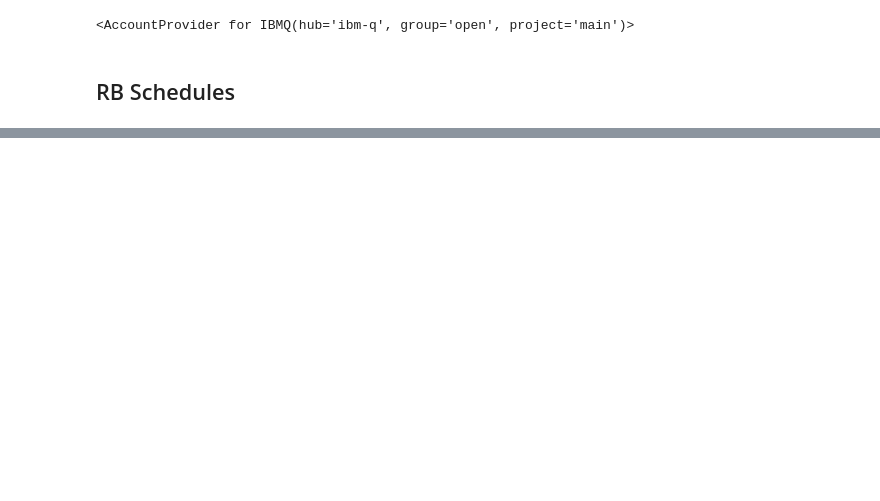
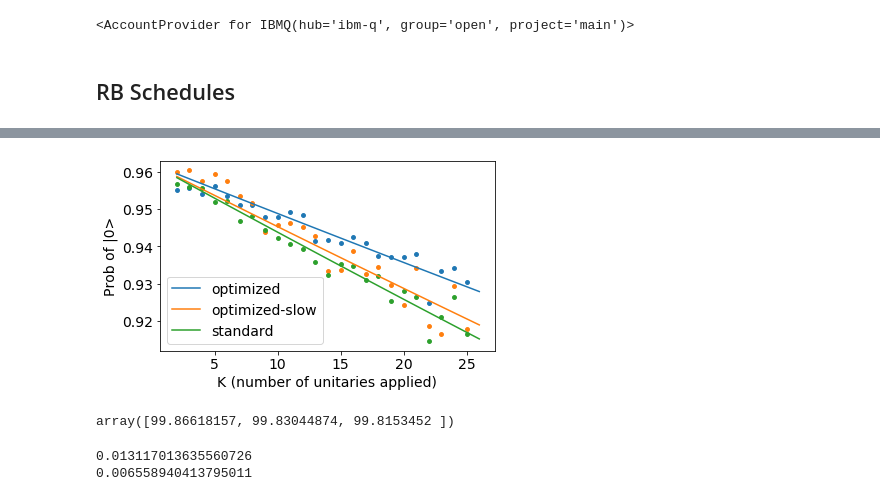
Before and after one commit to singular-value/optimizations_via_openpulse, a Jupyter notebook: Randomized_Benchmarking_Armonk.ipynb, the cells around one changed output, grey strips where cells are left out. Drawn from its saved outputs; the diff is of its cells as text; code cells hidden in the pictures; blank space fills up the shorter version.

```diff
--- a/Randomized_Benchmarking_Armonk.ipynb
+++ b/Randomized_Benchmarking_Armonk.ipynb
@@ -89,0 +82,18 @@ plt.ylabel('Prob of |0> measurement');
+# %%
+jobs_std = {i: backend.retrieve_job(job_id) for (i, job_id) in job_ids_std.items()}
+jobs_opt = {i: backend.retrieve_job(job_id) for (i, job_id) in job_ids_opt.items()}
+jobs_opt_slow = {i: backend.retrieve_job(job_id) for (i, job_id) in job_ids_opt_slow.items()}
+# %%
+std_probs = [0] * (K-1)
+opt_probs = [0] * (K-1)
+opt_slow_probs = [0] * (K-1)
+
+for i in range(num_repetitions):
+    job_std, job_opt, job_opt_slow = jobs_std[i], jobs_opt[i], jobs_opt_slow[i]
+
+    std_result, opt_result, opt_slow_result  = job_std.result(), job_opt.result(), job_opt_slow.result()
+
+    for expt_num in range(K-1):
+        std_probs[expt_num] += std_result.get_counts(expt_num).get('0', 0) / 8000 / num_repetitions
+        opt_probs[expt_num] += opt_result.get_counts(expt_num).get('0', 0) / 8000 / num_repetitions
+        opt_slow_probs[expt_num] += opt_slow_result.get_counts(expt_num).get('0', 0) / 8000 / num_repetitions
@@ -89,0 +122,31 @@ plt.ylabel('Prob of |0> measurement');
+# %%
+import scipy
+
+plt.rcParams.update({'font.size': 14})
+
+Ks = list(range(2, K+1))
+
+fig, ax = plt.subplots(figsize=(6, 3.5))
+
+plt.scatter(Ks, opt_probs, s=15)
+plt.plot(np.linspace(2, K+1, 100), alpha_opt**np.linspace(2, K+1, 100) - A, label='optimized')
+
+plt.scatter(Ks, opt_slow_probs, s=15)
+plt.plot(np.linspace(2, K+1, 100), alpha_opt_slow**np.linspace(2, K+1, 100) - A, label='optimized-slow')
+
+plt.scatter(Ks, std_probs, s=15)
+plt.plot(np.linspace(2, K+1, 100), alpha_std**np.linspace(2, K+1, 100) - A, label='standard')
+
+
+plt.xticks([5, 10, 15, 20, K]);
+plt.legend()
+plt.ylim(0.912, 0.963)
+plt.ylabel('Prob of |0>');
+plt.xlabel('K (number of unitaries applied)');
+plt.savefig('Figures/RB.svg', bbox_inches = "tight")
+# %% [output]
+[figure, added]
+# %%
+np.array([alpha_opt, alpha_opt_slow, alpha_std]) * 100
+# %% [output]
+array([99.86618157, 99.83044874, 99.8153452 ])
@@ -89,0 +156,12 @@ plt.ylabel('Prob of |0> measurement');
+# %%
+# all times below are in microseconds
+
+# std takes 1280 dts per gate, each of 0.22 ns. Opt takes 640 dts per gate
+gate_time_std = 1280*2.2222222222222221e-10 / 10e-6
+gate_time_opt = 640*2.2222222222222221e-10 / 10e-6
+
+print(coherence_limit(gate_time_std, T1=124, T2=102) * 100)
+print(coherence_limit(gate_time_opt, T1=124, T2=102) * 100)
+# %% [output]
+0.013117013635560726
+0.006558940413795011
```
Also changed, not shown: parts of 11 cells of this notebook, 11 other files.
